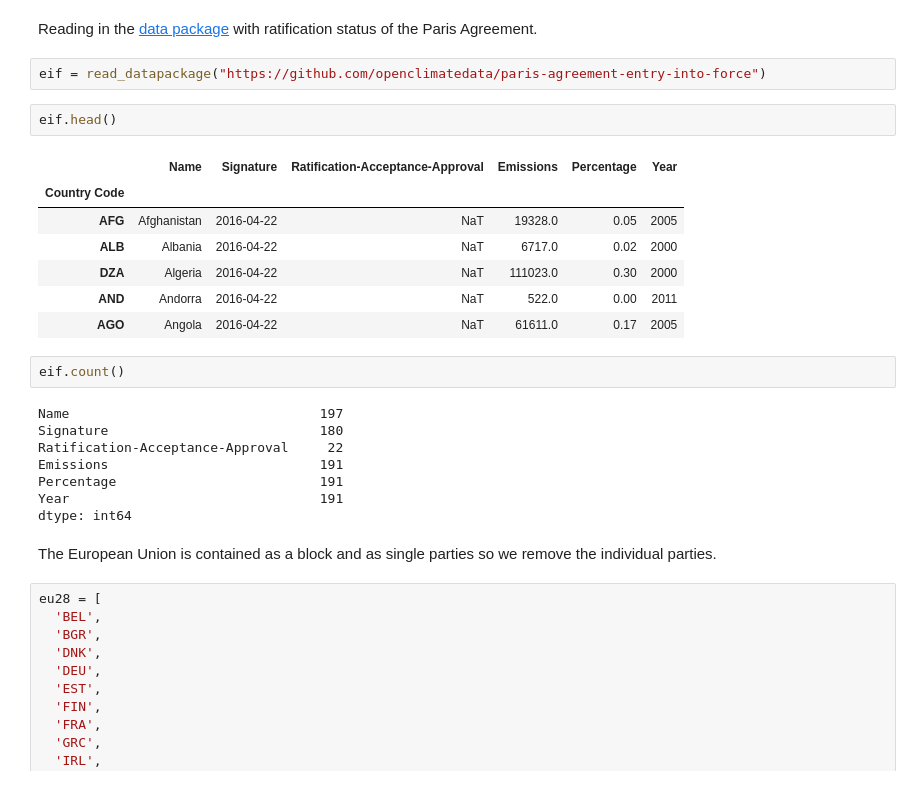
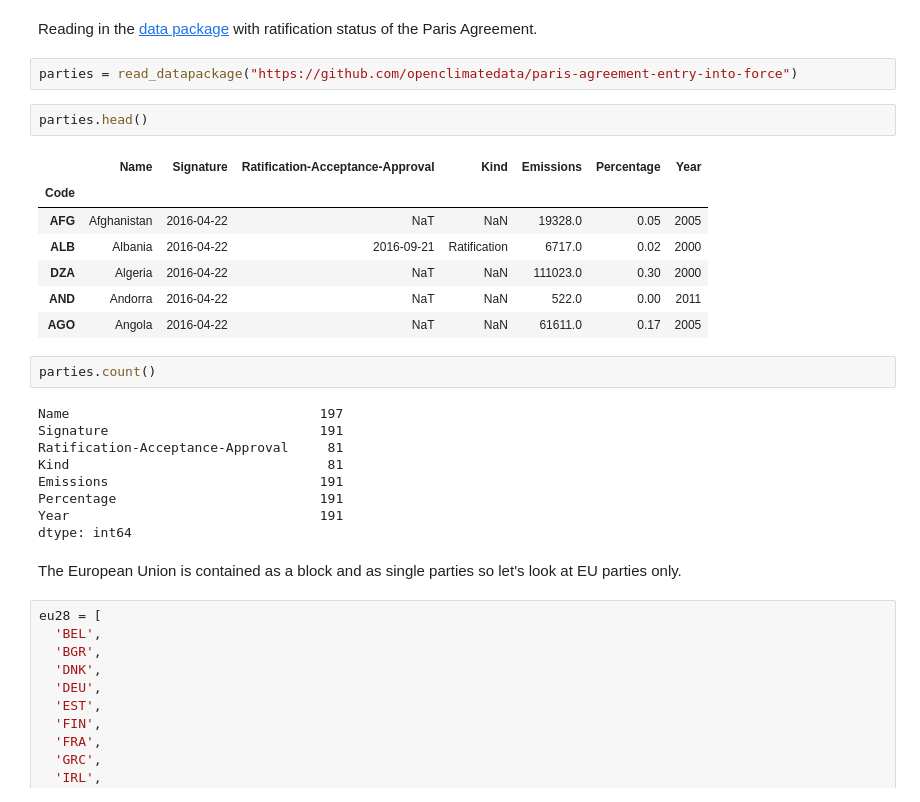
Before and after one commit to openclimatedata/notebooks, a Jupyter notebook: Paris Agreement Entry Into Force.ipynb, the cells around one changed output. Cells and saved outputs as stored; diff of their text form.

```diff
--- a/Paris Agreement Entry Into Force.ipynb
+++ b/Paris Agreement Entry Into Force.ipynb
@@ -9,29 +9,30 @@ from pandas_datapackage_reader import read_datapackage
 # %% [markdown]
 Reading in the [data package](https://github.com/openclimatedata/paris-agreement-entry-into-force) with ratification status of the Paris Agreement.
 # %%
-eif = read_datapackage("https://github.com/openclimatedata/paris-agreement-entry-into-force")
+parties = read_datapackage("https://github.com/openclimatedata/paris-agreement-entry-into-force")
 # %%
-eif.head()
+parties.head()
 # %% [output]
-|  | Name | Signature | Ratification-Acceptance-Approval | Emissions | Percentage | Year |
-| Country Code |  |  |  |  |  |  |
-| AFG | Afghanistan | 2016-04-22 | NaT | 19328.0 | 0.05 | 2005 |
-| ALB | Albania | 2016-04-22 | NaT | 6717.0 | 0.02 | 2000 |
-| DZA | Algeria | 2016-04-22 | NaT | 111023.0 | 0.30 | 2000 |
-| AND | Andorra | 2016-04-22 | NaT | 522.0 | 0.00 | 2011 |
-| AGO | Angola | 2016-04-22 | NaT | 61611.0 | 0.17 | 2005 |
+|  | Name | Signature | Ratification-Acceptance-Approval | Kind | Emissions | Percentage | Year |
+| Code |  |  |  |  |  |  |  |
+| AFG | Afghanistan | 2016-04-22 | NaT | NaN | 19328.0 | 0.05 | 2005 |
+| ALB | Albania | 2016-04-22 | 2016-09-21 | Ratification | 6717.0 | 0.02 | 2000 |
+| DZA | Algeria | 2016-04-22 | NaT | NaN | 111023.0 | 0.30 | 2000 |
+| AND | Andorra | 2016-04-22 | NaT | NaN | 522.0 | 0.00 | 2011 |
+| AGO | Angola | 2016-04-22 | NaT | NaN | 61611.0 | 0.17 | 2005 |
 # %%
-eif.count()
+parties.count()
 # %% [output]
 Name                                197
-Signature                           180
-Ratification-Acceptance-Approval     22
+Signature                           191
+Ratification-Acceptance-Approval     81
+Kind                                 81
 Emissions                           191
 Percentage                          191
 Year                                191
 dtype: int64
 # %% [markdown]
-The European Union is contained as a block and as single parties so we remove the individual parties.
+The European Union is contained as a block and as single parties so let's look at EU parties only.
 # %%
 eu28 = [
   'BEL',
```
Also changed, not shown: parts of 8 cells of this notebook.
